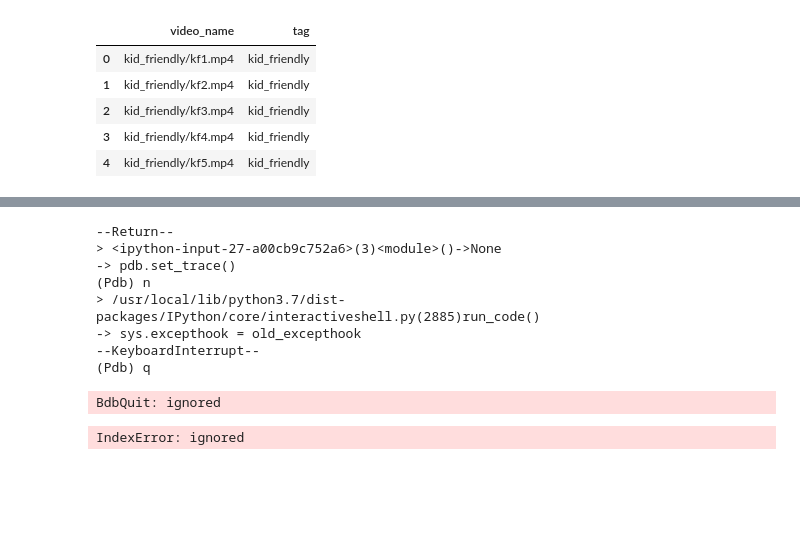
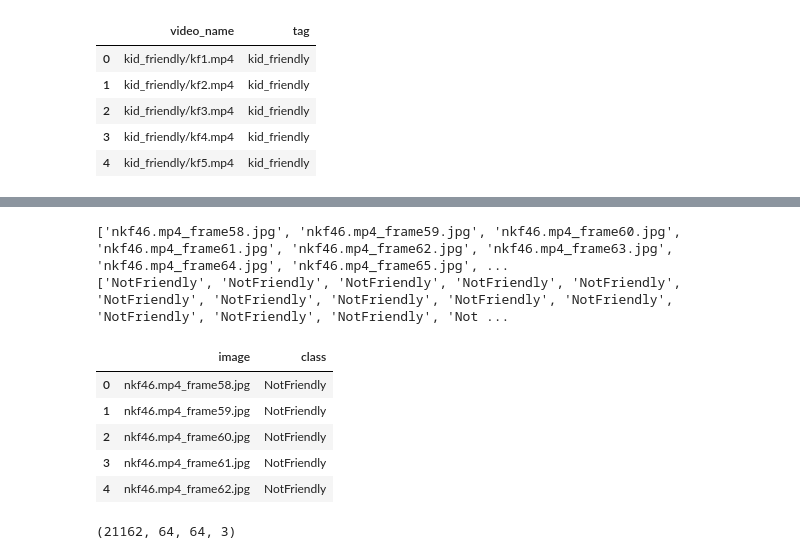
Before and after one commit to vuhpham94/nflx-data-projects-g6, a Jupyter notebook: New_Final_Project.ipynb, the cells around one changed output, grey strips where cells are left out. Drawn from its saved outputs; the diff is of its cells as text; code cells hidden in the pictures; blank space fills up the shorter version.

```diff
--- a/New_Final_Project.ipynb
+++ b/New_Final_Project.ipynb
@@ -123,38 +138,34 @@ for i in tqdm(range(train.shape[0])):
+# %%
+print(train_image[:20])
+print(train_class[:20])
+# %% [output]
+['nkf46.mp4_frame58.jpg', 'nkf46.mp4_frame59.jpg', 'nkf46.mp4_frame60.jpg', 'nkf46.mp4_frame61.jpg', 'nkf46.mp4_frame62.jpg', 'nkf46.mp4_frame63.jpg', 'nkf46.mp4_frame64.jpg', 'nkf46.mp4_frame65.jpg', ...
+['NotFriendly', 'NotFriendly', 'NotFriendly', 'NotFriendly', 'NotFriendly', 'NotFriendly', 'NotFriendly', 'NotFriendly', 'NotFriendly', 'NotFriendly', 'NotFriendly', 'NotFriendly', 'NotFriendly', 'Not ...
 # %%
 # getting the names of all the images
-import pdb;
-pdb.set_trace()
+# import pdb;
+# pdb.set_trace()
 images = glob("/content/drive/Shareddrives/FinalProject/yt_train1/*.jpg" )
 train_image = []
 train_class = []
 for i in tqdm(range(len(images))):
 # creating the image name
-  pdb.set_trace()
-  print(images[i])
-  print(images[0])
-  train_image.append(images[i].split('/')[-1])
-  print(images[i].split('/')[-1])
+  #pdb.set_trace()
+  #print(images[i].split('/')[-1])
+#   train_image.append(images[i].split('/')[1])
+#   print(images[i].split('/')[1])
+# # creating the class of image
+#   train_class.append(images[i].split('/')[-1].split('_')[1])
+    train_image.append(images[i].split('/')[-1])
 # creating the class of image
-  train_class.append(images[i].split('/')[-1].split('_')[1])
+    if images[i].split('/')[-1][:2] == 'kf':
+        train_class.append('Friendly')
+    elif images[i].split('/')[-1][:2] == 'nk':
+        train_class.append('NotFriendly')
 # storing the images and their class in a dataframe
 train_data = pd.DataFrame()
 train_data['image'] = train_image
 train_data['class'] = train_class
 # converting the dataframe into csv file
-training_data_path = 'train_new.csv'
+training_data_path = '/content/drive/Shareddrives/FinalProject/yt_train_new.csv'
 train_data.to_csv(training_data_path,header=True, index=False)
-# %% [output]
---Return--
-> <ipython-input-27-a00cb9c752a6>(3)<module>()->None
--> pdb.set_trace()
-(Pdb) n
-> /usr/local/lib/python3.7/dist-packages/IPython/core/interactiveshell.py(2885)run_code()
--> sys.excepthook = old_excepthook
---KeyboardInterrupt--
-(Pdb) q
-BdbQuit: ignored
-# %%
-images = glob("/content/drive/Shareddrives/FinalProject/yt_train1/*.jpg" )
-print(images[1])
-# %% [output]
-IndexError: ignored
@@ -160,0 +184,30 @@ IndexError: ignored
+# %%
+training_data_path = '/content/drive/Shareddrives/FinalProject/yt_train_new.csv'
+train = pd.read_csv(training_data_path)
+train.head()
+# %% [output]
+|  | image | class |
+| 0 | nkf46.mp4_frame58.jpg | NotFriendly |
+| 1 | nkf46.mp4_frame59.jpg | NotFriendly |
+| 2 | nkf46.mp4_frame60.jpg | NotFriendly |
+| 3 | nkf46.mp4_frame61.jpg | NotFriendly |
+| 4 | nkf46.mp4_frame62.jpg | NotFriendly |
+# %%
+# creating an empty list
+train_image = []
+# for loop to read and store frames
+for i in tqdm(range(train.shape[0])):
+# loading the image and keeping the target size as (224,224,3)
+  img = image.load_img('/content/drive/Shareddrives/FinalProject/yt_train1/'+train['image'][i], target_size=(64,64,3))
+  # converting it to array
+  img = image.img_to_array(img)
+  # normalizing the pixel value
+  img = img/255
+  # appending the image to the train_image list
+  train_image.append(img)
+# converting the list to numpy array
+X = np.array(train_image)
+# shape of the array
+X.shape
+# %% [output]
+(21162, 64, 64, 3)
```
Also changed, not shown: parts of 27 cells of this notebook.
